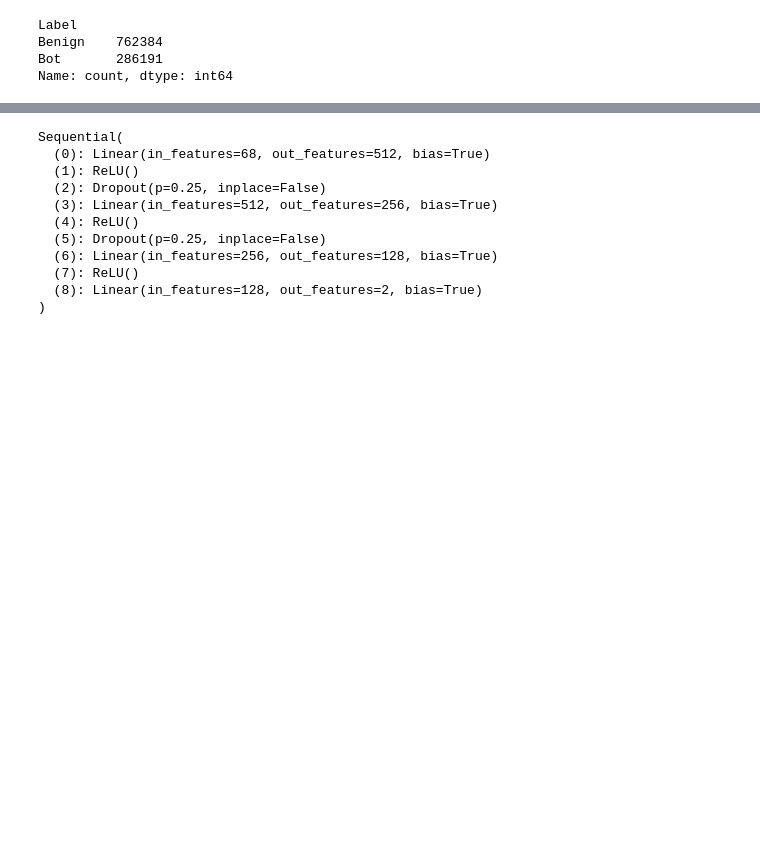
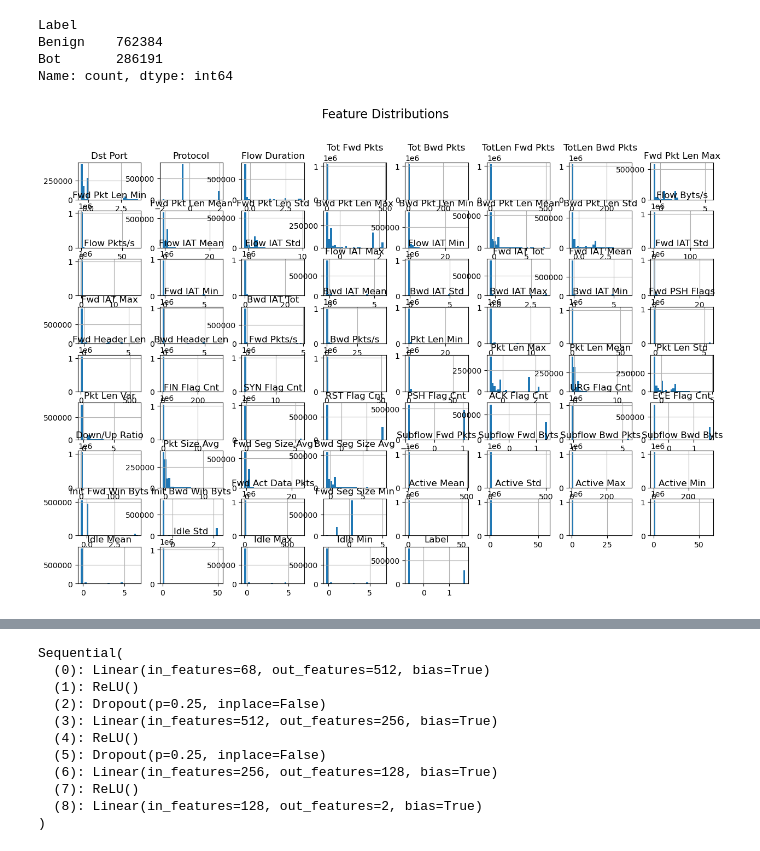
Before and after one commit to Nishchal-Panta/Cybersecurity_threat_detection, a Jupyter notebook: nn-cybersecurity_threat_detection.ipynb, the cells around one changed output, grey strips where cells are left out. Saved outputs shown, nothing was run; the diff lists cells and outputs as text; code cells hidden in the pictures; blank space fills up the shorter version.

```diff
--- a/nn-cybersecurity_threat_detection.ipynb
+++ b/nn-cybersecurity_threat_detection.ipynb
@@ -119,3 +122,13 @@ Label
 Benign    762384
 Bot       286191
 Name: count, dtype: int64
+# %%
+#EDAs
+numeric_cols = df.select_dtypes(include=[np.number]).columns.tolist()
+cat_cols = df.select_dtypes(include=['object', 'category']).columns.tolist()
+#Plotting distributions of numeric features
+df[numeric_cols].hist(figsize=(15,10), bins=30)
+plt.suptitle("Feature Distributions", fontsize=16)
+plt.show()
+# %% [output]
+[figure, added]
```
Also changed, not shown: parts of 21 cells of this notebook.
